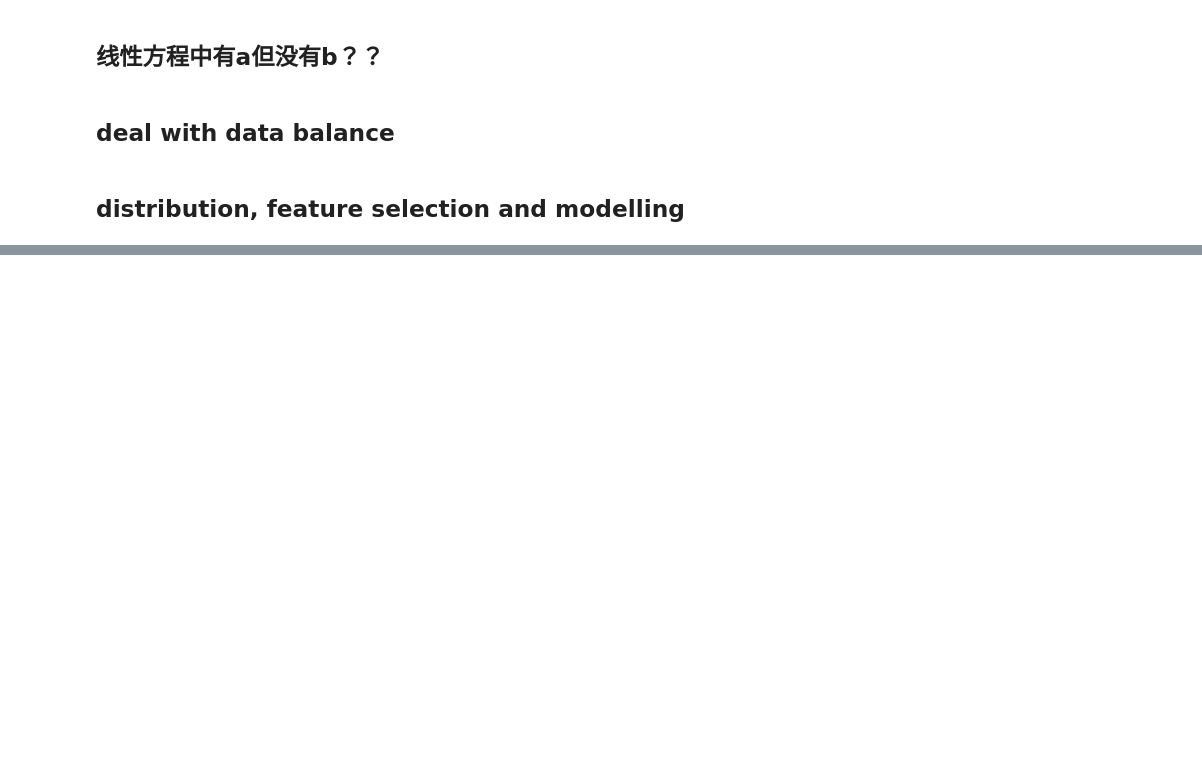
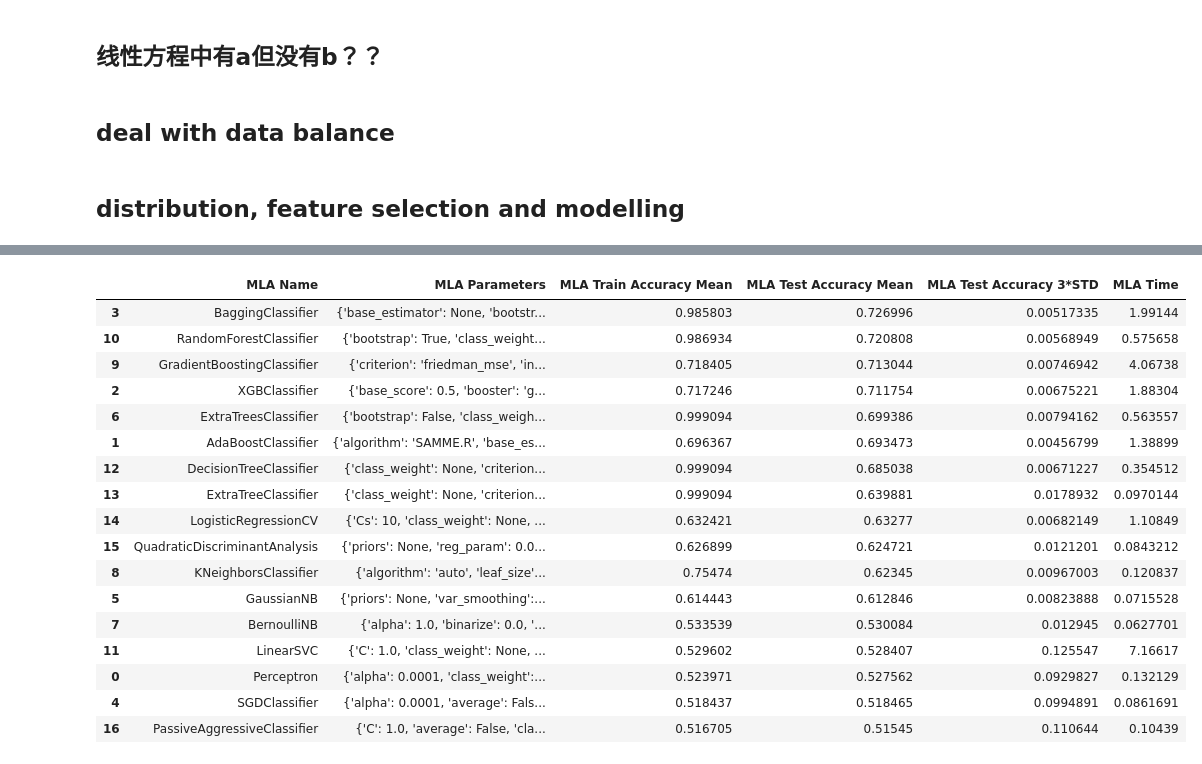
Before and after one commit to HuangYiran/data_mining, a Jupyter notebook: teco/Autohaus_weeber/notebook/Teilegruppe.ipynb, the cells around one changed output, grey strips where cells are left out. Drawn from its saved outputs; the diff is of its cells as text; code cells hidden in the pictures; blank space fills up the shorter version.

```diff
--- a/teco/Autohaus_weeber/notebook/Teilegruppe.ipynb
+++ b/teco/Autohaus_weeber/notebook/Teilegruppe.ipynb
@@ -1726,0 +1773,22 @@ for alg in MLA:
+# %%
+MLA_compare.sort_values(by = ['MLA Test Accuracy Mean'], ascending = False, inplace = True)
+MLA_compare
+# %% [output]
+|  | MLA Name | MLA Parameters | MLA Train Accuracy Mean | MLA Test Accuracy Mean | MLA Test Accuracy 3*STD | MLA Time |
+| 3 | BaggingClassifier | {'base_estimator': None, 'bootstr... | 0.985803 | 0.726996 | 0.00517335 | 1.99144 |
+| 10 | RandomForestClassifier | {'bootstrap': True, 'class_weight... | 0.986934 | 0.720808 | 0.00568949 | 0.575658 |
+| 9 | GradientBoostingClassifier | {'criterion': 'friedman_mse', 'in... | 0.718405 | 0.713044 | 0.00746942 | 4.06738 |
+| 2 | XGBClassifier | {'base_score': 0.5, 'booster': 'g... | 0.717246 | 0.711754 | 0.00675221 | 1.88304 |
+| 6 | ExtraTreesClassifier | {'bootstrap': False, 'class_weigh... | 0.999094 | 0.699386 | 0.00794162 | 0.563557 |
+| 1 | AdaBoostClassifier | {'algorithm': 'SAMME.R', 'base_es... | 0.696367 | 0.693473 | 0.00456799 | 1.38899 |
+| 12 | DecisionTreeClassifier | {'class_weight': None, 'criterion... | 0.999094 | 0.685038 | 0.00671227 | 0.354512 |
+| 13 | ExtraTreeClassifier | {'class_weight': None, 'criterion... | 0.999094 | 0.639881 | 0.0178932 | 0.0970144 |
+| 14 | LogisticRegressionCV | {'Cs': 10, 'class_weight': None, ... | 0.632421 | 0.63277 | 0.00682149 | 1.10849 |
+| 15 | QuadraticDiscriminantAnalysis | {'priors': None, 'reg_param': 0.0... | 0.626899 | 0.624721 | 0.0121201 | 0.0843212 |
+| 8 | KNeighborsClassifier | {'algorithm': 'auto', 'leaf_size'... | 0.75474 | 0.62345 | 0.00967003 | 0.120837 |
+| 5 | GaussianNB | {'priors': None, 'var_smoothing':... | 0.614443 | 0.612846 | 0.00823888 | 0.0715528 |
+| 7 | BernoulliNB | {'alpha': 1.0, 'binarize': 0.0, '... | 0.533539 | 0.530084 | 0.012945 | 0.0627701 |
+| 11 | LinearSVC | {'C': 1.0, 'class_weight': None, ... | 0.529602 | 0.528407 | 0.125547 | 7.16617 |
+| 0 | Perceptron | {'alpha': 0.0001, 'class_weight':... | 0.523971 | 0.527562 | 0.0929827 | 0.132129 |
+| 4 | SGDClassifier | {'alpha': 0.0001, 'average': Fals... | 0.518437 | 0.518465 | 0.0994891 | 0.0861691 |
+| 16 | PassiveAggressiveClassifier | {'C': 1.0, 'average': False, 'cla... | 0.516705 | 0.51545 | 0.110644 | 0.10439 |
```
Also changed, not shown: parts of 70 cells of this notebook.
